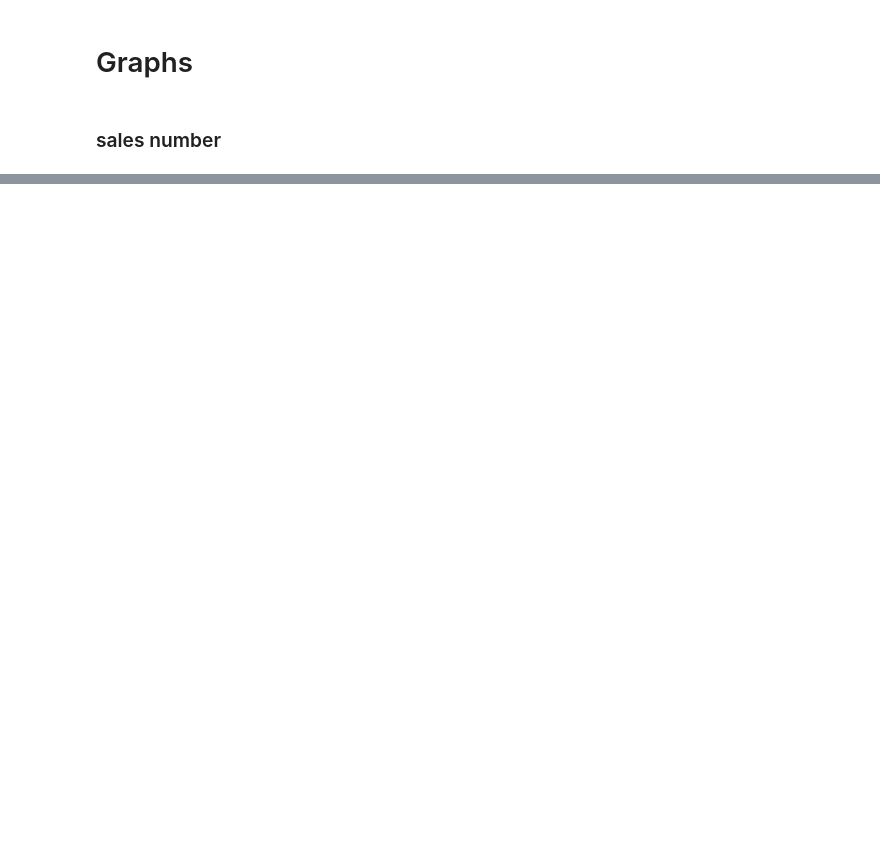
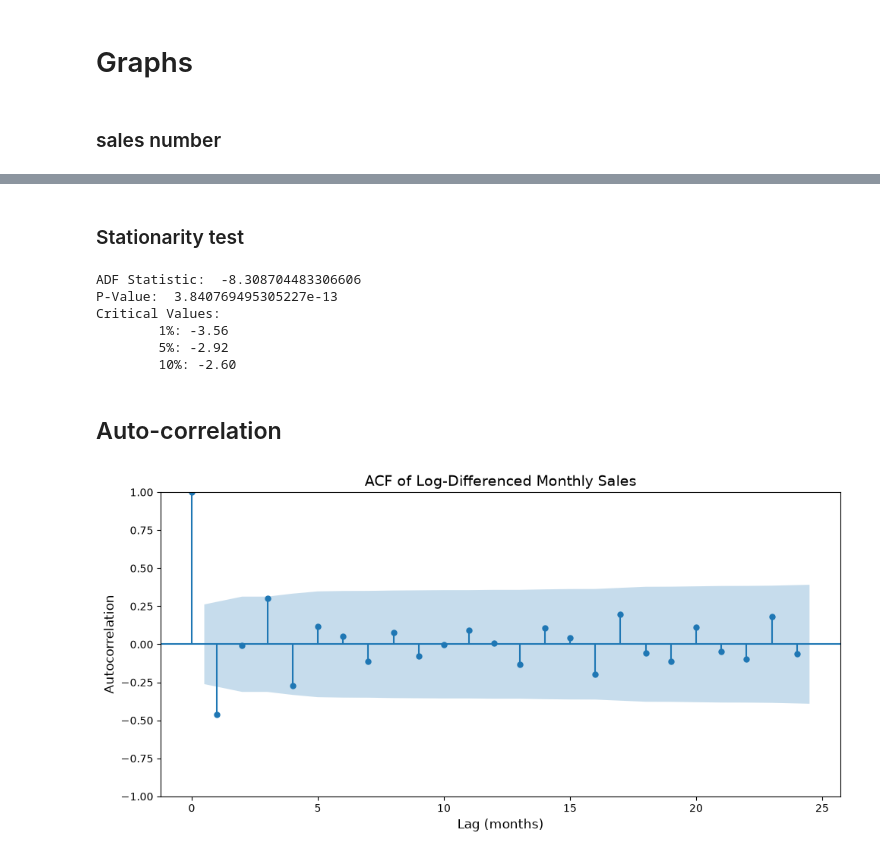
Before and after one commit to serene-b/energical-decision-platform, a Jupyter notebook: pipeline/Notebooks/sales_intelligence.ipynb, the cells around one changed output, grey strips where cells are left out. Saved outputs shown, nothing was run; the diff lists cells and outputs as text; code cells hidden in the pictures; blank space fills up the shorter version.

```diff
--- a/pipeline/Notebooks/sales_intelligence.ipynb
+++ b/pipeline/Notebooks/sales_intelligence.ipynb
@@ -379,0 +416,3 @@ fig.show()
+# %%
+# Build the forecasting input from the canonical realized-sales population.
+sales = valid_sales[["order_date", "order_total_amount"]].copy()
@@ -379,0 +495,37 @@ fig.show()
+# %% [markdown]
+### Stationarity test
+# %%
+#log transformation to stabilize variance
+monthly_sales_no_var=monthly_sales.copy()
+monthly_sales_no_var["order_total_amount"]=np.log(monthly_sales["order_total_amount"])
+# %%
+# First difference to remove trend
+monthly_sales_no_var_no_trend=monthly_sales_no_var.copy()
+monthly_sales_no_var_no_trend["order_total_amount"]=monthly_sales_no_var["order_total_amount"].diff()
+fig=px.line(
+    monthly_sales_no_var_no_trend,
+    x="order_date",
+    y="order_total_amount"
+)
+fig.show()
+# %%
+#test for stationarity using Augmented Dickey-Fuller test
+def adf_test(monthly_sales_no_var_no_trend):
+    test_results = adfuller(monthly_sales_no_var_no_trend["order_total_amount"].dropna())
+    print('ADF Statistic: ', test_results[0])
+    print('P-Value: ', test_results[1])
+    print('Critical Values:')
+    for thres, adf_stat in test_results[4].items():
+        print('\t%s: %.2f' % (thres, adf_stat))
+
+
+adf_test(monthly_sales_no_var_no_trend)
+# %% [output]
+ADF Statistic:  -8.308704483306606
+P-Value:  3.840769495305227e-13
+Critical Values:
+        1%: -3.56
+        5%: -2.92
+        10%: -2.60
+# %% [markdown]
+## Auto-correlation
@@ -379,0 +534,24 @@ fig.show()
+# %%
+
+series = monthly_sales_no_var_no_trend["order_total_amount"].dropna()
+
+fig, ax = plt.subplots(figsize=(10, 5))
+
+plot_acf(
+    series,
+    lags=24,
+    ax=ax,
+    alpha=0.05
+)
+
+ax.set_ylim(-1, 1)
+ax.set_xlabel("Lag (months)", fontsize=12)
+ax.set_ylabel("Autocorrelation", fontsize=12)
+ax.set_title("ACF of Log-Differenced Monthly Sales", fontsize=14)
+
+ax.tick_params(axis="both", labelsize=10)
+
+fig.tight_layout()
+plt.show()
+# %% [output]
+[figure, added]
```
Also changed, not shown: parts of 71 cells of this notebook, 37 other files.
